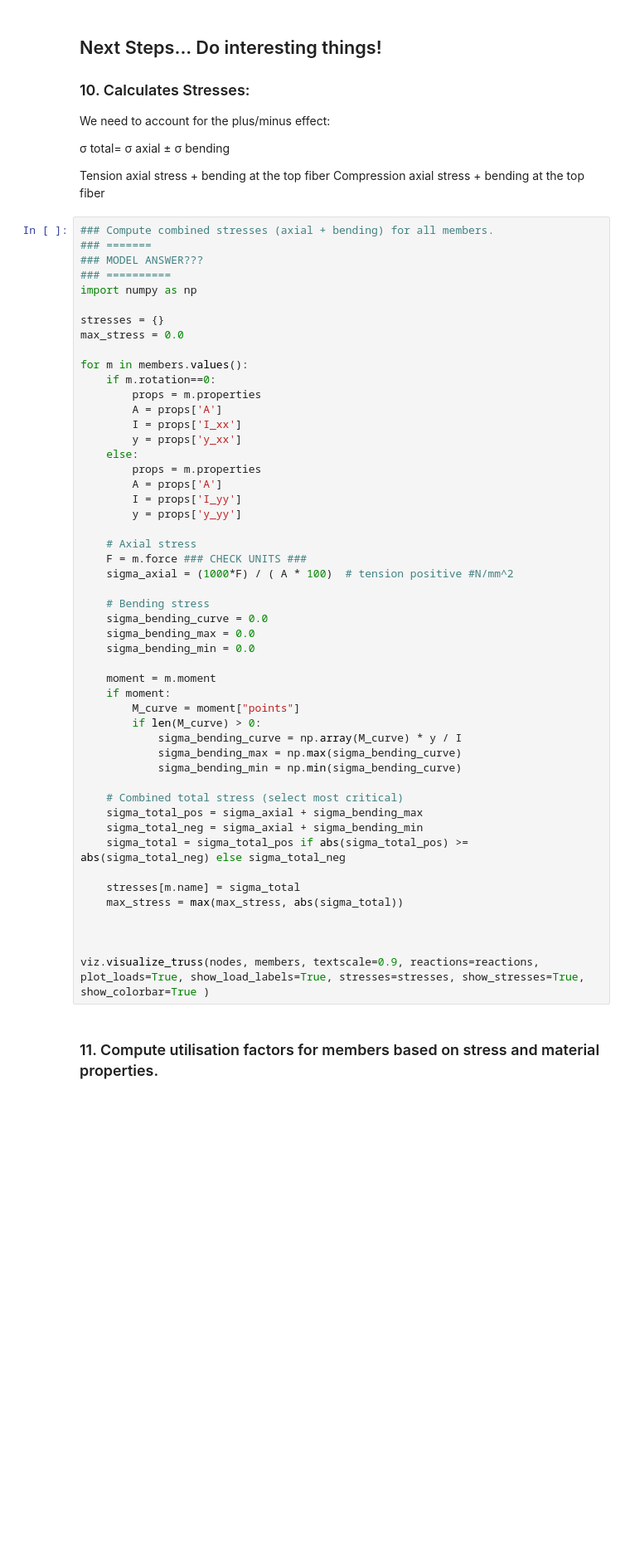
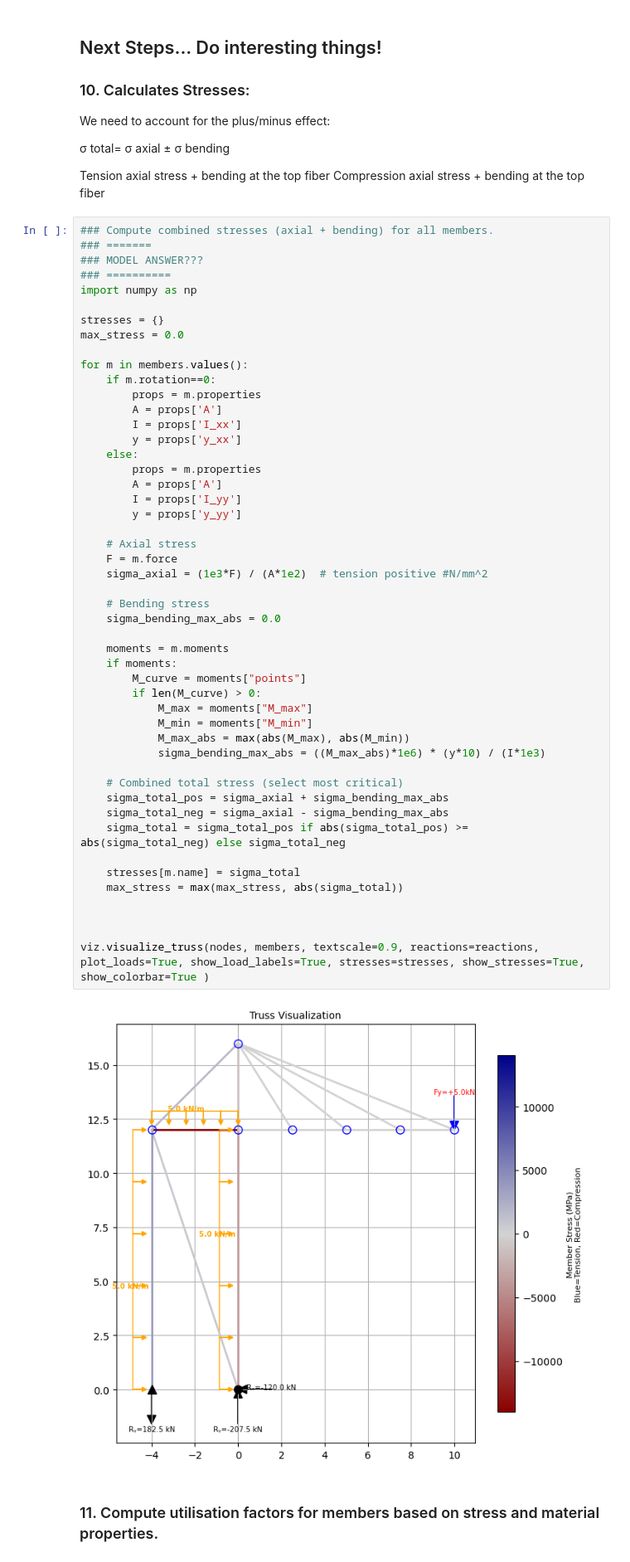
Before and after one commit to AR10498/AR10498-AR1-Design-Project, a Jupyter notebook: AR10498_Project_Template_2025.ipynb, the cells around one changed output. Shown: that part at 83% size. Saved outputs shown, nothing was run; the diff lists cells and outputs as text; blank space fills up the shorter version.

```diff
--- a/AR10498_Project_Template_2025.ipynb
+++ b/AR10498_Project_Template_2025.ipynb
@@ -323,46 +406,47 @@ import numpy as np
 stresses = {}
 max_stress = 0.0
 
 for m in members.values():
     if m.rotation==0:
         props = m.properties
         A = props['A']
         I = props['I_xx']
         y = props['y_xx']
     else:
         props = m.properties
         A = props['A']
         I = props['I_yy']
         y = props['y_yy']
 
     # Axial stress
-    F = m.force ### CHECK UNITS ###
-    sigma_axial = (1000*F) / ( A * 100)  # tension positive #N/mm^2
+    F = m.force
+    sigma_axial = (1e3*F) / (A*1e2)  # tension positive #N/mm^2
 
     # Bending stress
-    sigma_bending_curve = 0.0
-    sigma_bending_max = 0.0
-    sigma_bending_min = 0.0
+    sigma_bending_max_abs = 0.0
 
-    moment = m.moment
-    if moment:
-        M_curve = moment["points"]
+    moments = m.moments
+    if moments:
+        M_curve = moments["points"]
         if len(M_curve) > 0:
-            sigma_bending_curve = np.array(M_curve) * y / I
-            sigma_bending_max = np.max(sigma_bending_curve)
-            sigma_bending_min = np.min(sigma_bending_curve)
+            M_max = moments["M_max"]
+            M_min = moments["M_min"]
+            M_max_abs = max(abs(M_max), abs(M_min))
+            sigma_bending_max_abs = ((M_max_abs)*1e6) * (y*10) / (I*1e3)
 
     # Combined total stress (select most critical)
-    sigma_total_pos = sigma_axial + sigma_bending_max
-    sigma_total_neg = sigma_axial + sigma_bending_min
+    sigma_total_pos = sigma_axial + sigma_bending_max_abs
+    sigma_total_neg = sigma_axial - sigma_bending_max_abs
     sigma_total = sigma_total_pos if abs(sigma_total_pos) >= abs(sigma_total_neg) else sigma_total_neg
 
     stresses[m.name] = sigma_total
     max_stress = max(max_stress, abs(sigma_total))
 
 
 
 viz.visualize_truss(nodes, members, textscale=0.9, reactions=reactions, plot_loads=True, show_load_labels=True, stresses=stresses, show_stresses=True, show_colorbar=True )
+# %% [output]
+[figure, added]
 # %% [markdown]
 ### 11. Compute utilisation factors for members based on stress and material properties.
 # %%
```
Also changed, not shown: parts of 15 cells of this notebook.
